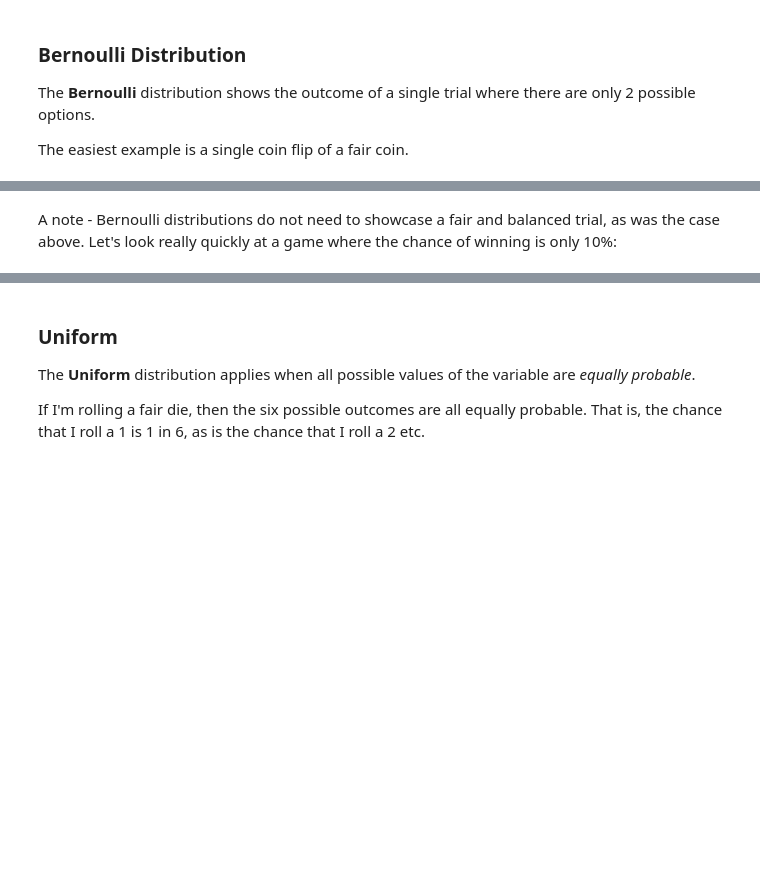
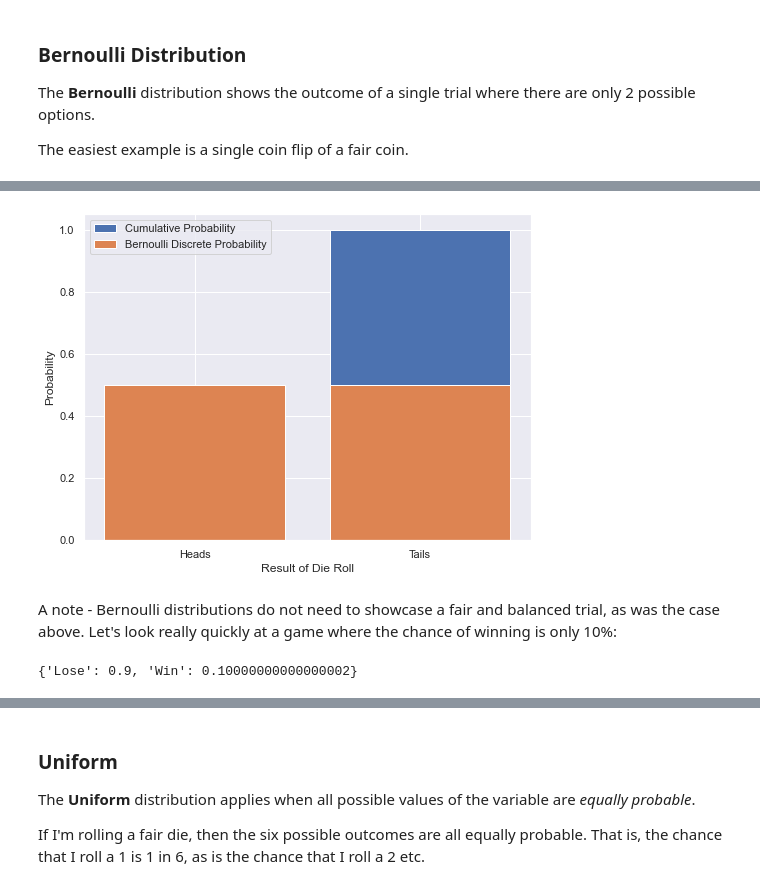
Before and after one commit to lindseyberlin/ds-lesson-hub, a Jupyter notebook: Phase2/DistributionsSampling/Distributions-Sampling.ipynb, the cells around one changed output, grey strips where cells are left out. Cells and saved outputs as stored; diff of their text form; code cells hidden in the pictures; blank space fills up the shorter version.

```diff
--- a/Phase2/DistributionsSampling/Distributions-Sampling.ipynb
+++ b/Phase2/DistributionsSampling/Distributions-Sampling.ipynb
@@ -81,13 +102,20 @@ cdf_flip = {'Tails':.5, 'Heads':1}
 # %%
 # visualize it
 plt.figure(figsize=(8,6))
 
-plt.bar(cdf_flip.keys(), height=cdf_flip.values(), label='Cumulative Probability')
-plt.bar(possible_flips, height=(1/2), label='Binomial Discrete Probability')
+plt.bar(coin_flip.keys(),
+        height=[stats.bernoulli.cdf(k=0, p=p_success), stats.bernoulli.cdf(k=1, p=p_success)],
+        label='Cumulative Probability')
+
+plt.bar(coin_flip.keys(),
+        height=coin_flip.values(),
+        label='Bernoulli Discrete Probability')
 
 plt.ylabel('Probability')
 plt.xlabel('Result of Die Roll')
 plt.legend()
 plt.show()
+# %% [output]
+[figure, added]
 # %% [markdown]
 A note - Bernoulli distributions do not need to showcase a fair and balanced trial, as was the case above. Let's look really quickly at a game where the chance of winning is only 10%:
@@ -97,3 +122,18 @@ possible_outcomes
+# %%
+p_success = .1
+
+# Let's 'freeze' this distribution
+rv = stats.bernoulli(p_success)
+
+# Create a dict for visualization:
+unfair_game = {
+    'Lose' : rv.pmf(k=0),
+    'Win' : rv.pmf(k=1)
+}
+
+print(unfair_game)
+# %% [output]
+{'Lose': 0.9, 'Win': 0.10000000000000002}
 # %%
 # visualize it
 plt.figure(figsize=(8,6))
```
Also changed, not shown: parts of 17 cells of this notebook, 1 other file.
